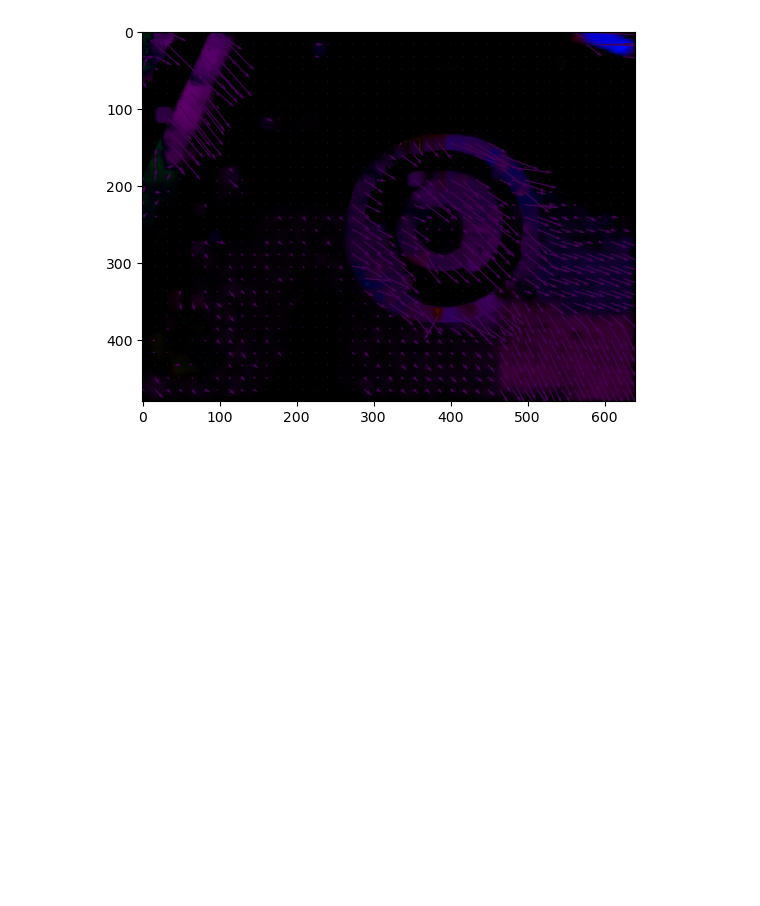
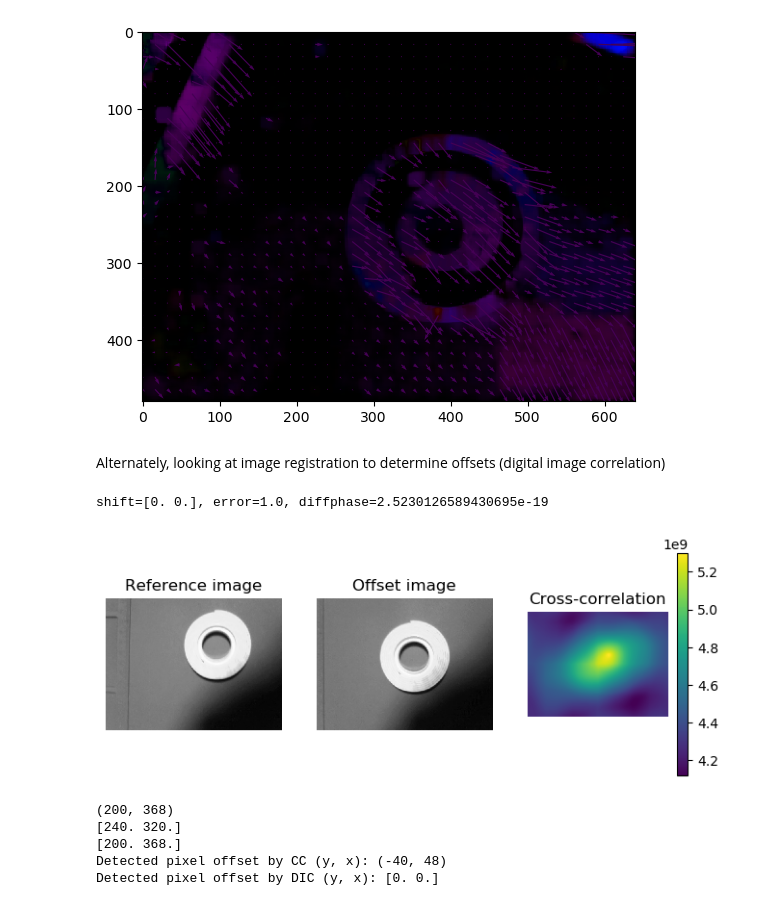
Before and after one commit to xdylanm/h2lantern, a Jupyter notebook: pilot/visual_odometry/test01/test01.ipynb, the cells around one changed output. Drawn from its saved outputs; the diff is of its cells as text; code cells hidden in the pictures; blank space fills up the shorter version.

Commit message:
Notes from first experiment on H2 production. Test case for visual odometry updated with correlation test (displacement)

```diff
--- a/pilot/visual_odometry/test01/test01.ipynb
+++ b/pilot/visual_odometry/test01/test01.ipynb
@@ -72,3 +72,74 @@ plt.show()
 [figure]
 [figure]
 [figure]
+# %% [markdown]
+Alternately, looking at image registration to determine offsets (digital image correlation)
+# %%
+from skimage import data
+from skimage.registration import phase_cross_correlation
+from skimage.registration._phase_cross_correlation import _upsampled_dft
+from scipy.ndimage import fourier_shift
+from mpl_toolkits.axes_grid1 import make_axes_locatable
+
+known_shift = None # (32.4, -53.32)
+
+if known_shift is not None:
+    offset_image = fourier_shift(np.fft.fftn(im1), known_shift)
+    offset_image = np.fft.ifftn(offset_image)
+    print(f'Known offset (y, x): {known_shift}')
+else:
+    offset_image = im2
+
+# pixel precision first
+shift, error, diffphase = phase_cross_correlation(im1, offset_image.real)
+print("shift={}, error={}, diffphase={}".format(shift, error, diffphase))
+
+fig = plt.figure(figsize=(8, 3))
+ax1 = plt.subplot(1, 3, 1)
+ax2 = plt.subplot(1, 3, 2, sharex=ax1, sharey=ax1)
+ax3 = plt.subplot(1, 3, 3)
+
+ax1.imshow(im1, cmap='gray')
+ax1.set_axis_off()
+ax1.set_title('Reference image')
+
+ax2.imshow(offset_image.real, cmap='gray')
+ax2.set_axis_off()
+ax2.set_title('Offset image')
+
+# Show the output of a cross-correlation to show what the algorithm is
+# doing behind the scenes
+
+image_product = np.fft.fft2(im1) * np.fft.fft2(offset_image).conj()
+cc_image = np.abs(np.fft.fftshift(np.fft.ifft2(image_product)))
+h3 = ax3.imshow(cc_image)
+ax3.set_axis_off()
+ax3.set_title("Cross-correlation")
+plt.colorbar(h3, ax=ax3)
+plt.show()
+
+
+shift_cc = np.where(cc_image == cc_image.max())
+shift_cc = (shift_cc[0][0] - 240, shift_cc[1][0] - 320)
+
+
+maxima = np.unravel_index(np.argmax(np.abs(cc_image)), cc_image.shape)
+midpoints = np.array([np.fix(axis_size / 2) for axis_size in cc_image.shape])
+print(maxima)
+print(midpoints)
+float_dtype = cc_image.real.dtype
+
+shifts_cc2 = np.stack(maxima).astype(float_dtype, copy=False)
+print(shifts_cc2)
+shifts_cc2[shifts_cc2 > midpoints] -= np.array(cc_image.shape)[shifts_cc2 > midpoints]
+
+print(f'Detected pixel offset by CC (y, x): {shift_cc}')
+print(f'Detected pixel offset by DIC (y, x): {shift}')
+# %% [output]
+shift=[0. 0.], error=1.0, diffphase=2.5230126589430695e-19
+[figure, added]
+(200, 368)
+[240. 320.]
+[200. 368.]
+Detected pixel offset by CC (y, x): (-40, 48)
+Detected pixel offset by DIC (y, x): [0. 0.]
```
Also changed, not shown: 2 other files.
